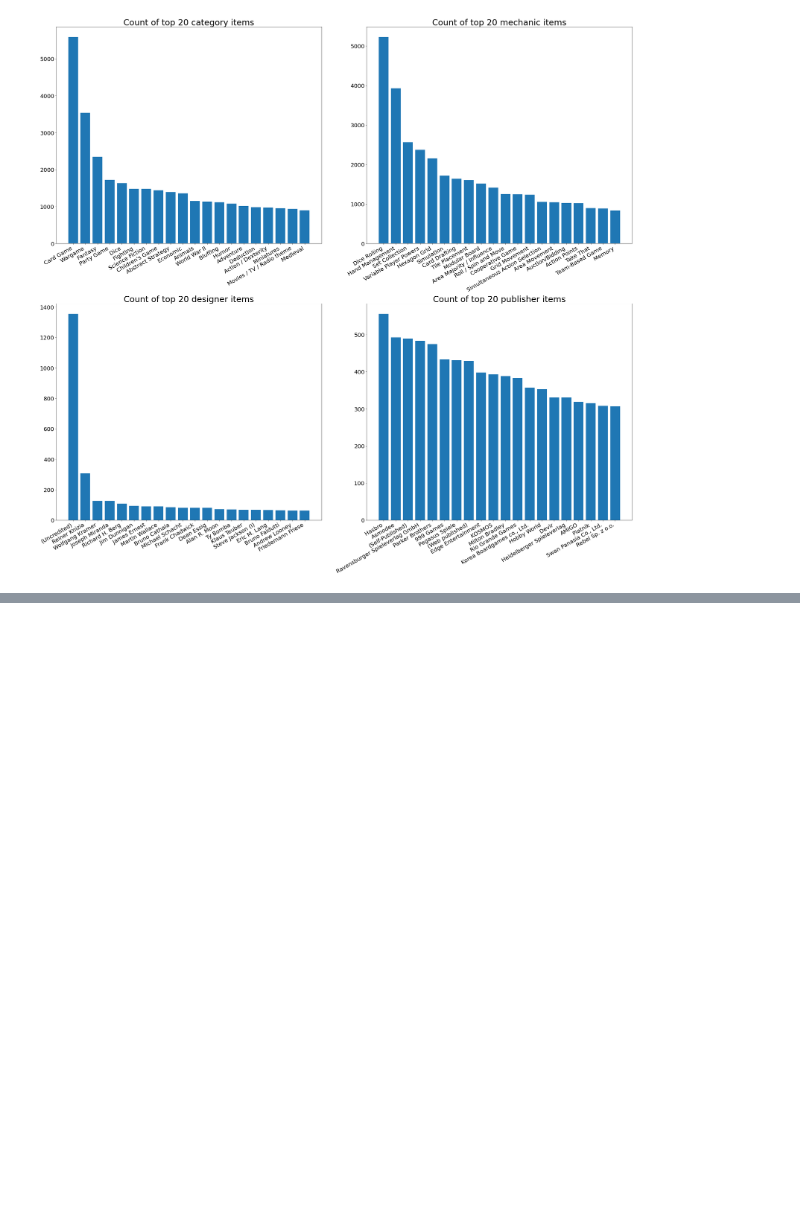
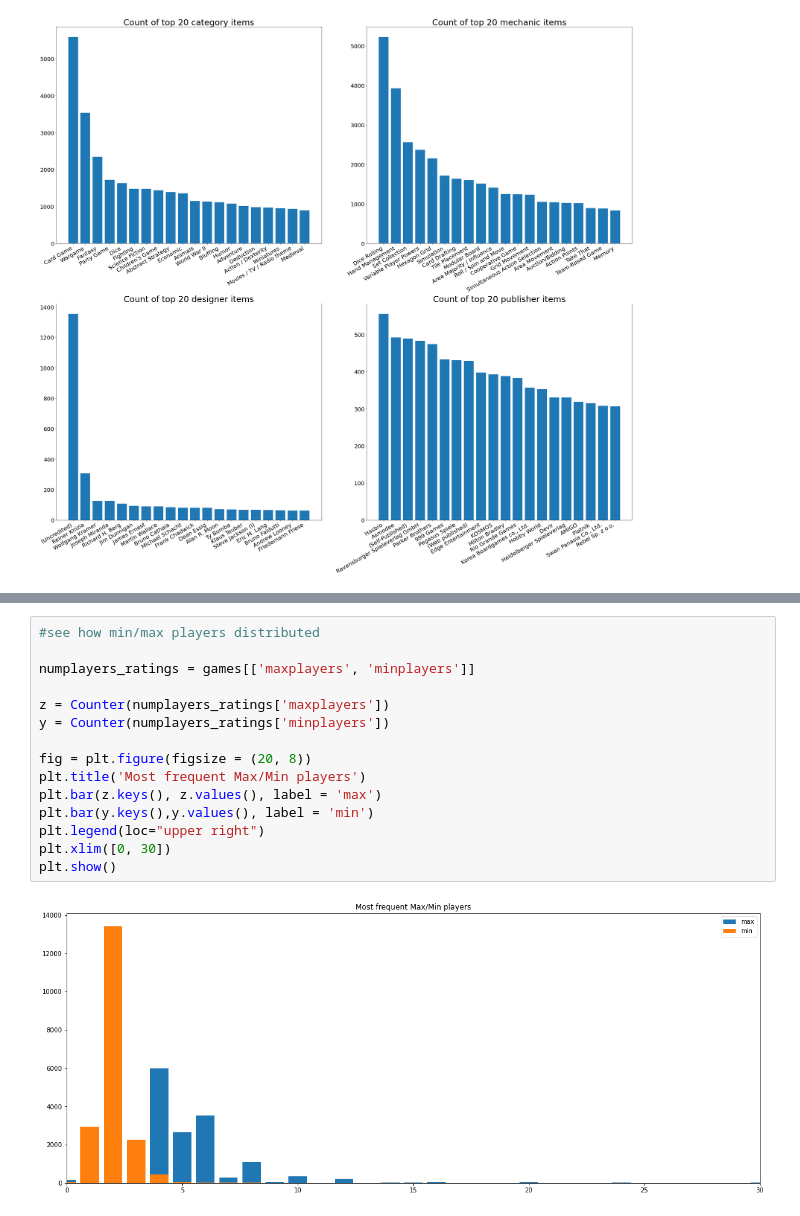
Before and after one commit to y5kim/board-game-analysis, a Jupyter notebook: Preprocessing.ipynb, the cells around one changed output, grey strips where cells are left out. Drawn from its saved outputs; the diff is of its cells as text; blank space fills up the shorter version.

```diff
--- a/Preprocessing.ipynb
+++ b/Preprocessing.ipynb
@@ -77,0 +113,17 @@ fig.tight_layout()
+# %%
+#see how min/max players distributed
+
+numplayers_ratings = games[['maxplayers', 'minplayers']]
+
+z = Counter(numplayers_ratings['maxplayers'])
+y = Counter(numplayers_ratings['minplayers'])
+
+fig = plt.figure(figsize = (20, 8))
+plt.title('Most frequent Max/Min players')
+plt.bar(z.keys(), z.values(), label = 'max')
+plt.bar(y.keys(),y.values(), label = 'min')
+plt.legend(loc="upper right")
+plt.xlim([0, 30])
+plt.show()
+# %% [output]
+[figure, added]
```
Also changed, not shown: parts of 3 cells of this notebook, 2 other files.
